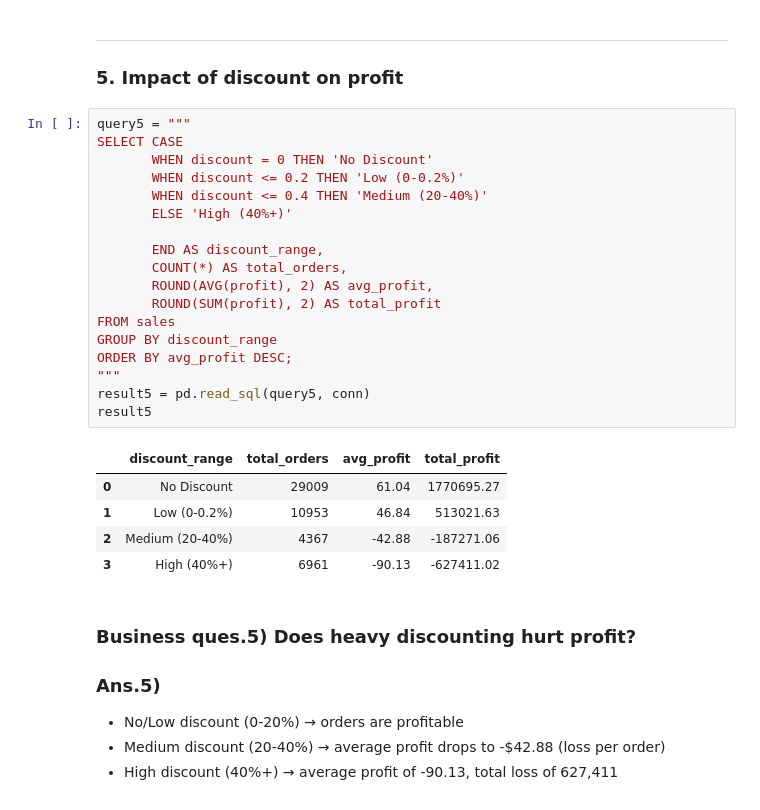
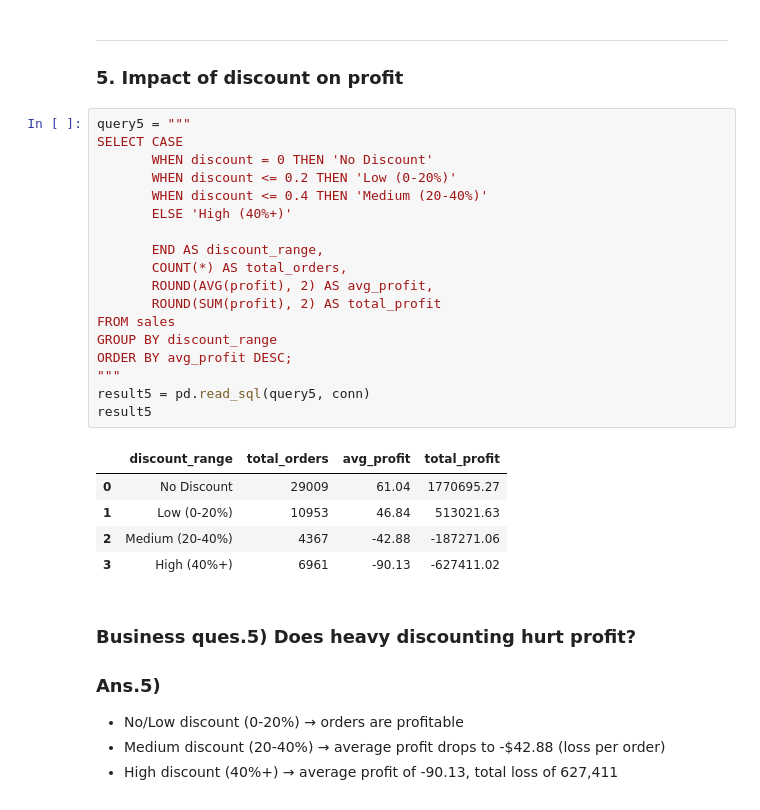
Before and after one commit to kushagr-a522/SuperStore_EDA, a Jupyter notebook: Superstore_sales_analysis.ipynb, the cells around one changed output. Cells and saved outputs as stored; diff of their text form.

```diff
--- a/Superstore_sales_analysis.ipynb
+++ b/Superstore_sales_analysis.ipynb
@@ -418,25 +418,25 @@ Recommendation: Prioritize Appliances in promotions and upselling strategies sin
 # %%
 query5 = """
 SELECT CASE
        WHEN discount = 0 THEN 'No Discount'
-       WHEN discount <= 0.2 THEN 'Low (0-0.2%)'
+       WHEN discount <= 0.2 THEN 'Low (0-20%)'
        WHEN discount <= 0.4 THEN 'Medium (20-40%)'
        ELSE 'High (40%+)'
 
        END AS discount_range,
        COUNT(*) AS total_orders,
        ROUND(AVG(profit), 2) AS avg_profit,
        ROUND(SUM(profit), 2) AS total_profit
 FROM sales
 GROUP BY discount_range
 ORDER BY avg_profit DESC;
 """
 result5 = pd.read_sql(query5, conn)
 result5
 # %% [output]
 |  | discount_range | total_orders | avg_profit | total_profit |
 | 0 | No Discount | 29009 | 61.04 | 1770695.27 |
-| 1 | Low (0-0.2%) | 10953 | 46.84 | 513021.63 |
+| 1 | Low (0-20%) | 10953 | 46.84 | 513021.63 |
 | 2 | Medium (20-40%) | 4367 | -42.88 | -187271.06 |
 | 3 | High (40%+) | 6961 | -90.13 | -627411.02 |
 # %% [markdown]
```
Also changed, not shown: parts of 7 cells of this notebook.
